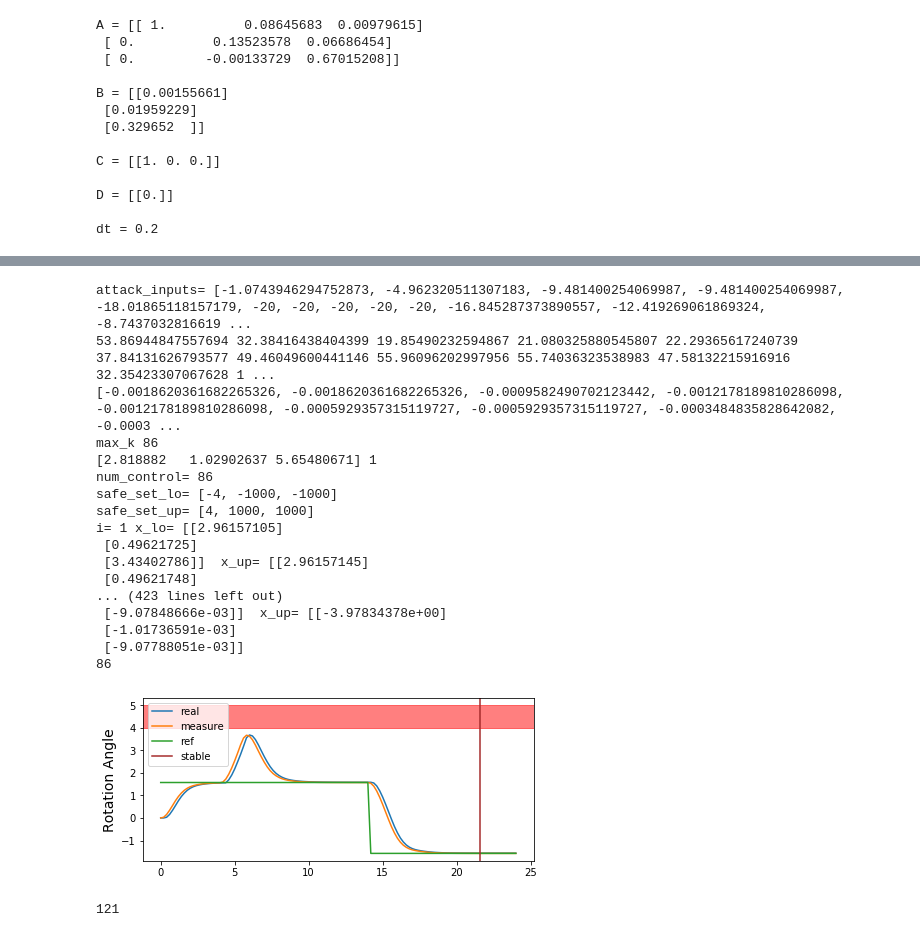
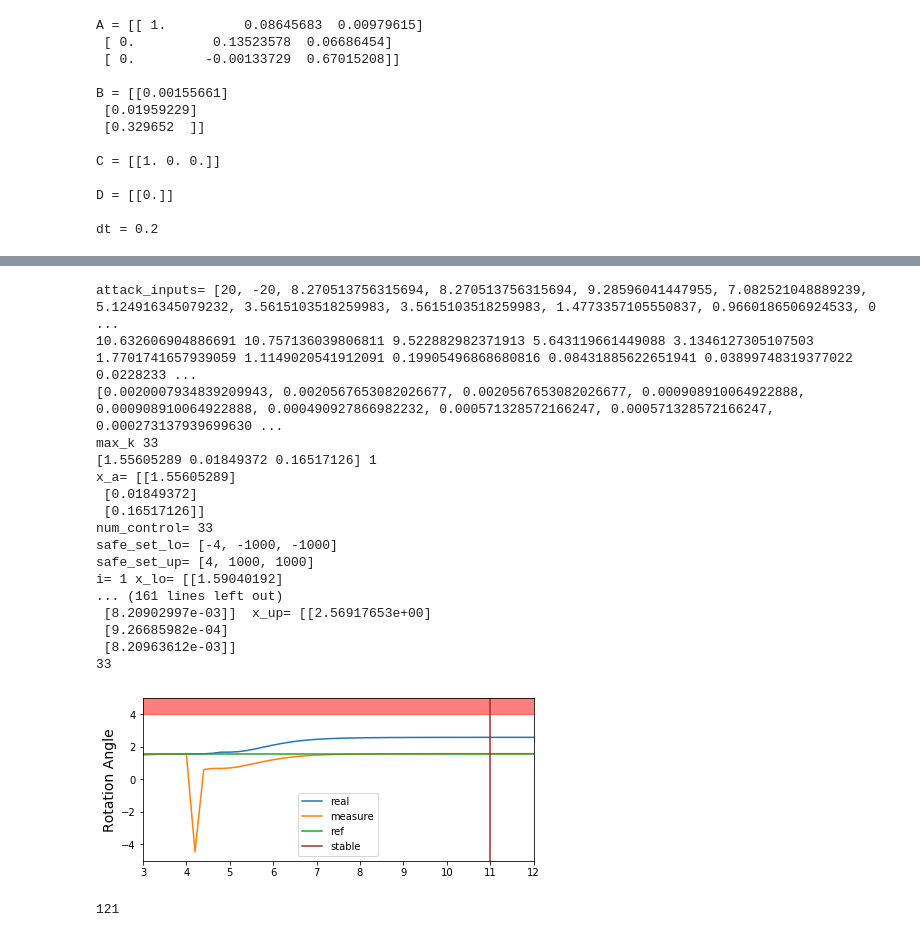
Before and after one commit to CPSEC/Emsoft, a Jupyter notebook: demo_new.ipynb, the cells around one changed output, grey strips where cells are left out. Saved outputs shown, nothing was run; the diff lists cells and outputs as text; code cells hidden in the pictures.

```diff
--- a/demo_new.ipynb
+++ b/demo_new.ipynb
@@ -143,7 +143,8 @@ import math
 a = dc()
 print(a.sysd)
 # a.ref = [math.pi / 2+1] * 71 + [-math.pi / 2] * 50
-# a.thres =0.5
+a.thres = 5
+a.drift = 1
 # %% [output]
 A = [[ 1.          0.08645683  0.00979615]
  [ 0.          0.13523578  0.06686454]
@@ -166,7 +167,10 @@ x_just_before = 0
 pid = PID(P=a.p, I=a.i, D=a.d, current_time=0)
 pid.setWindup(100)
 pid.setSampleTime(a.Ts)
+x_compromise = 0
+
 for i in range(0, a.slot+1):
+
     a.y_real_arr.append(a.yreal)
     # sensor attack here
     a.score.append(a.s)
@@ -185,9 +189,12 @@ for i in range(0, a.slot+1):
     if i>a.place:
         if (a.score[-1]>a.thres):
             a.att=a.drift
+
         else:
             a.att = a.thres+a.drift-a.score[-1]
-            x_just_before = xout
+    if i == a.place+1:
+        x_just_before = xout2
+
     yout, T, xout = lsim(a.sysc, a.cin, [0, a.Ts], a.xmeasure)
     ymax,T,xout1 = lsim(a.sysc, a.maxc, [0, a.Ts], a.xmeasure)
     yout2, T, xout2 = lsim(a.sysc, a.cin, [0, a.Ts], a.xreal)
@@ -196,14 +203,17 @@ for i in range(0, a.slot+1):
     a.xmeasure = xout[-1, :].T
     a.xreal = xout2[-1, :].T
     a.ymeasure = yout[-1]-a.att
-    if i>a.place and a.score[-1]<a.thres :
-        print(i,a.s)
+#     if i>a.place and a.score[-1]<a.thres :
+# #         print(i,a.s)
+#         if(ymax[-1]>a.ymeasure-a.att):
 
-        if(ymax[-1]>a.ymeasure-a.att):
-            a.ymeasure = max(ymax[-1],yout[-1]-a.att)
-            a.xreal = xout1[-1, :].T
-            a.xmeasure = xout1[-1, :].T
-#             print(a.ymeasure, ypred)
+#             a.ymeasure = max(ymax[-1],yout[-1]-a.att)
+#             a.xreal = xout1[-1, :].T
+#             a.xmeasure = xout1[-1, :].T
+#             x_compromise = 1
+
+# #             print(a.ymeasure, ypred)
+#             print(i, ypred, a.ymeasure,a.s)
     a.s = a.score[-1]+abs(ypred-a.ymeasure)-a.drift
 #     print(a.s)
     if(a.s<0):
@@ -267,7 +269,7 @@ attack_inputs = control_inputs[a.place+2:]
 print('attack_inputs=', attack_inputs)
 for j in range(0, len(attack_inputs)-10):
     temp = attack_inputs[j:j+10]
-    if 20 in temp:
+    if 20 in temp or -20 in temp:
         continue
     vari = statistics.variance(temp)
     print(vari, end= ' ')
@@ -285,6 +287,7 @@ if len(x_just_before.shape) == 0:
     x_a = np.array([[x_just_before]])
 else:
     x_a = np.array([[item] for item in x_just_before])
+print('x_a=', x_a)
 # def get_safetime(self, x_a, safe_set_lo, safe_set_up, control_list: np.array, max_k)
 safe_set_lo = a.safeset['lo']
 safe_set_up = a.safeset['up']
@@ -293,40 +296,40 @@ print(k)
 
 # ---------------------------------------
 # %% [output]
-attack_inputs= [-1.0743946294752873, -4.962320511307183, -9.481400254069987, -9.481400254069987, -18.01865118157179, -20, -20, -20, -20, -20, -16.845287373890557, -12.419269061869324, -8.7437032816619 ...
-53.86944847557694 32.38416438404399 19.85490232594867 21.080325880545807 22.29365617240739 37.84131626793577 49.46049600441146 55.96096202997956 55.74036323538983 47.58132215916916 32.35423307067628 1 ...
-[-0.0018620361682265326, -0.0018620361682265326, -0.0009582490702123442, -0.0012178189810286098, -0.0012178189810286098, -0.0005929357315119727, -0.0005929357315119727, -0.0003484835828642082, -0.0003 ...
-max_k 86
-[2.818882   1.02902637 5.65480671] 1
-num_control= 86
+attack_inputs= [20, -20, 8.270513756315694, 8.270513756315694, 9.28596041447955, 7.082521048889239, 5.124916345079232, 3.5615103518259983, 3.5615103518259983, 1.4773357105550837, 0.9660186506924533, 0 ...
+10.632606904886691 10.757136039806811 9.522882982371913 5.643119661449088 3.1346127305107503 1.7701741657939059 1.1149020541912091 0.19905496868680816 0.08431885622651941 0.03899748319377022 0.0228233 ...
+[0.0020007934839209943, 0.0020567653082026677, 0.0020567653082026677, 0.000908910064922888, 0.000908910064922888, 0.000490927866982232, 0.000571328572166247, 0.000571328572166247, 0.000273137939699630 ...
+max_k 33
+[1.55605289 0.01849372 0.16517126] 1
+x_a= [[1.55605289]
+ [0.01849372]
+ [0.16517126]]
+num_control= 33
 safe_set_lo= [-4, -1000, -1000]
 safe_set_up= [4, 1000, 1000]
-i= 1 x_lo= [[2.96157105]
- [0.49621725]
- [3.43402786]]  x_up= [[2.96157145]
- [0.49621748]
-... (423 lines left out)
- [-9.07848666e-03]]  x_up= [[-3.97834378e+00]
- [-1.01736591e-03]
- [-9.07788051e-03]]
-86
+i= 1 x_lo= [[1.59040192]
+... (161 lines left out)
+ [8.20902997e-03]]  x_up= [[2.56917653e+00]
+ [9.26685982e-04]
+ [8.20963612e-03]]
+33
 # %%
 fig, ax = plt.subplots(figsize=(7, 3))
-# ax.set_ylim(-5,5)
-# ax.set_xlim(3,12)
+ax.set_ylim(-5,5)
+ax.set_xlim(3,12)
 ax.plot(a.t_arr, a.y_real_arr,label='real')
 ax.plot(a.t_arr, measures,label='measure')
 ax.plot(a.t_arr, a.ref,label='ref')
 ax.axhspan(4, 5, color='r', alpha=0.5)
 ax.axvline((a.place+2+k)*a.Ts, color='brown',label='stable')
 ax.set_ylabel('Rotation Angle', fontsize=14)
 ax.legend()
 fig.show()
 # fig.savefig('dc_unsafe_ref.pdf',bbox_inches='tight')
-# fig.savefig('dc_safe.pdf',bbox_inches='tight')
+fig.savefig('dc_safe_limit20.pdf',bbox_inches='tight')
 # fig.savefig('vt_unsafe_thres.pdf',bbox_inches='tight')
 # %% [output]
-[figure, old version]
+[figure, new version]
 # %%
 len(a.ref)
 # %% [output]
```
Also changed, not shown: parts of 8 cells of this notebook.
